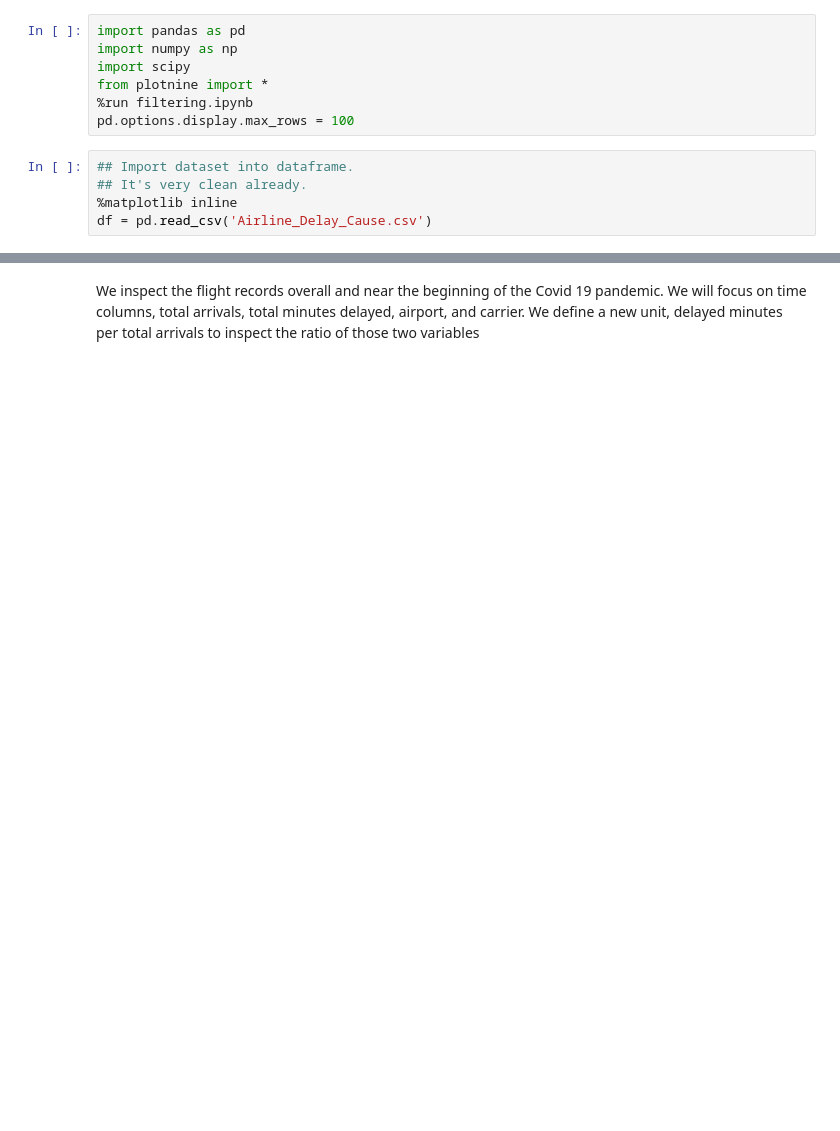
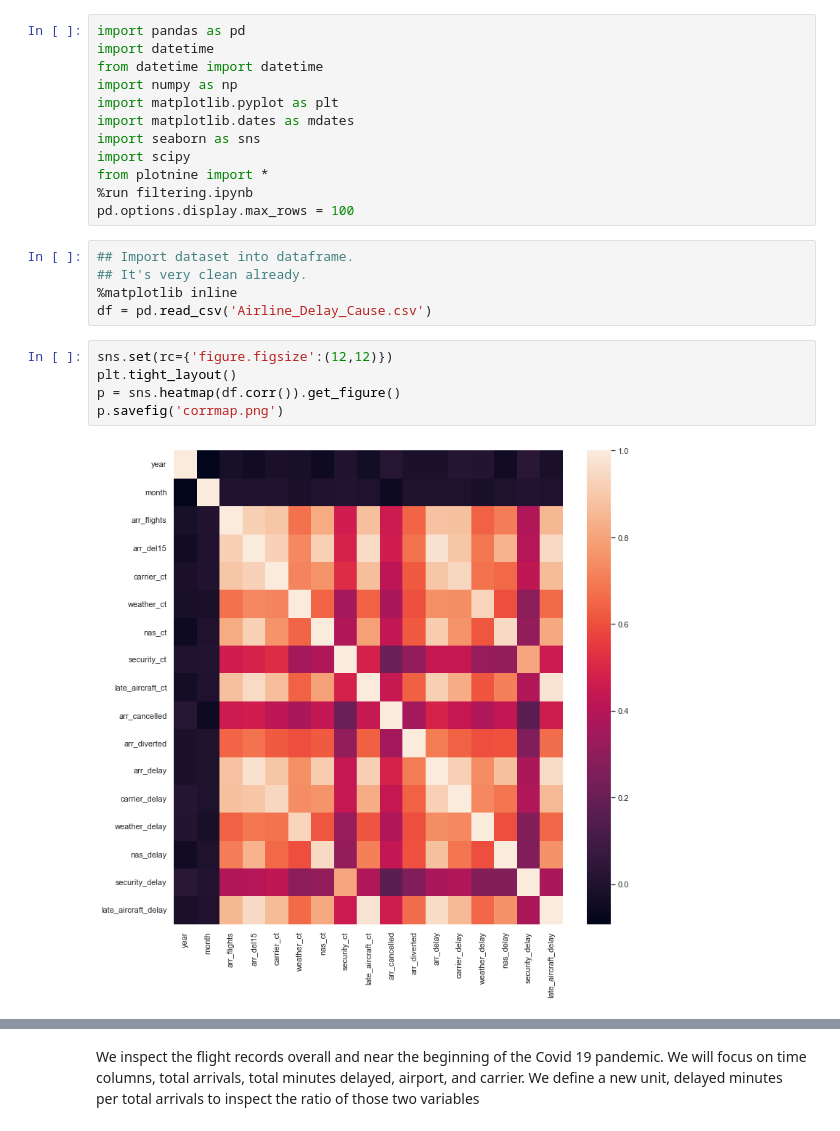
Before and after one commit to acsuf/US_Flight_Delays, a Jupyter notebook: python-project.ipynb, the cells around one changed output, grey strips where cells are left out. Cells and saved outputs as stored; diff of their text form; blank space fills up the shorter version.

```diff
--- a/python-project.ipynb
+++ b/python-project.ipynb
@@ -1,6 +1,11 @@
 # %%
 import pandas as pd
+import datetime
+from datetime import datetime
 import numpy as np
+import matplotlib.pyplot as plt
+import matplotlib.dates as mdates
+import seaborn as sns
 import scipy
 from plotnine import *
 %run filtering.ipynb
@@ -10,3 +15,10 @@ pd.options.display.max_rows = 100
 ## It's very clean already.
 %matplotlib inline
 df = pd.read_csv('Airline_Delay_Cause.csv')
+# %%
+sns.set(rc={'figure.figsize':(12,12)})
+plt.tight_layout()
+p = sns.heatmap(df.corr()).get_figure()
+p.savefig('corrmap.png')
+# %% [output]
+[figure, added]
```
Also changed, not shown: parts of 17 cells of this notebook, 1 other file.
